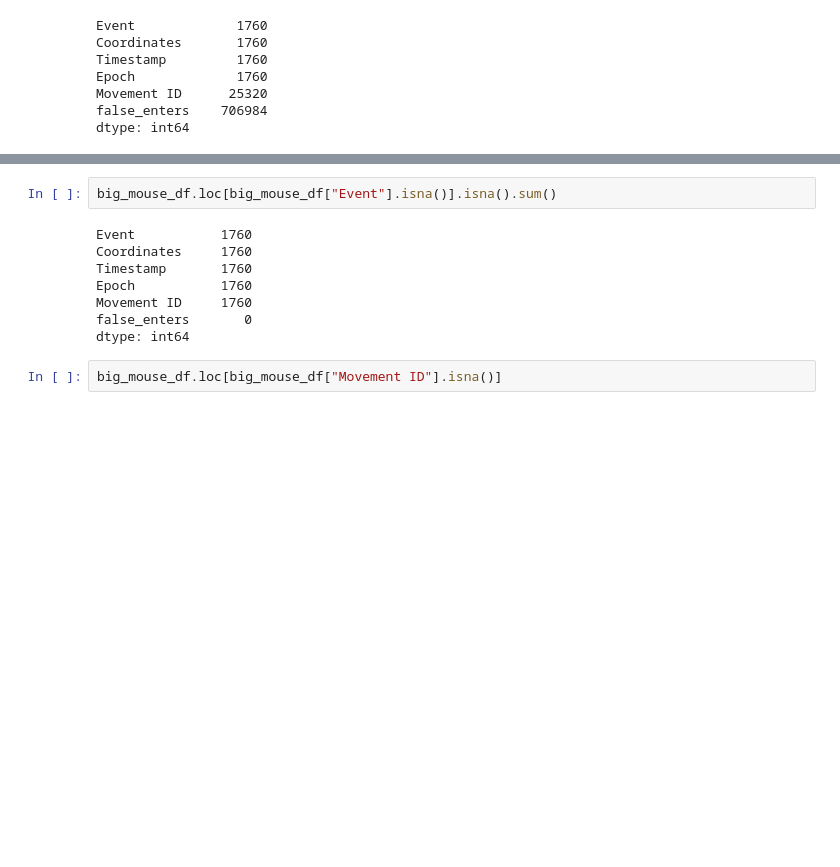
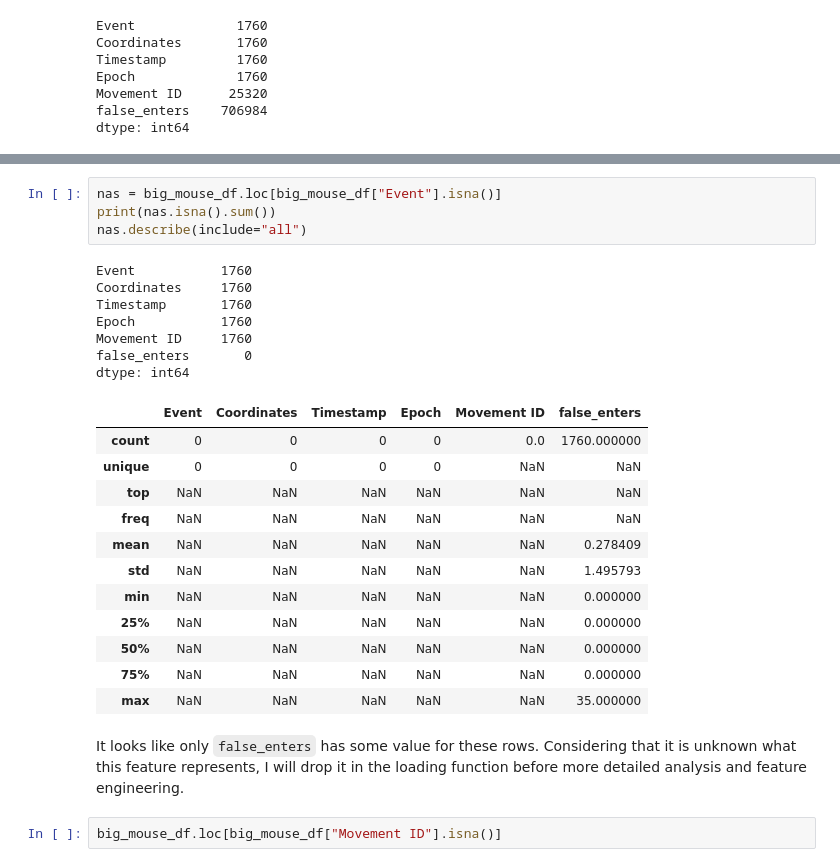
Before and after one commit to m-heldt/behavioral-ml, a Jupyter notebook: notebooks/eda.ipynb, the cells around one changed output, grey strips where cells are left out. Saved outputs shown, nothing was run; the diff lists cells and outputs as text; blank space fills up the shorter version.

```diff
--- a/notebooks/eda.ipynb
+++ b/notebooks/eda.ipynb
@@ -300,13 +355,29 @@ dtype: int64
 # %%
-big_mouse_df.loc[big_mouse_df["Event"].isna()].isna().sum()
+nas = big_mouse_df.loc[big_mouse_df["Event"].isna()]
+print(nas.isna().sum())
+nas.describe(include="all")
 # %% [output]
 Event           1760
 Coordinates     1760
 Timestamp       1760
 Epoch           1760
 Movement ID     1760
 false_enters       0
 dtype: int64
+|  | Event | Coordinates | Timestamp | Epoch | Movement ID | false_enters |
+| count | 0 | 0 | 0 | 0 | 0.0 | 1760.000000 |
+| unique | 0 | 0 | 0 | 0 | NaN | NaN |
+| top | NaN | NaN | NaN | NaN | NaN | NaN |
+| freq | NaN | NaN | NaN | NaN | NaN | NaN |
+| mean | NaN | NaN | NaN | NaN | NaN | 0.278409 |
+| std | NaN | NaN | NaN | NaN | NaN | 1.495793 |
+| min | NaN | NaN | NaN | NaN | NaN | 0.000000 |
+| 25% | NaN | NaN | NaN | NaN | NaN | 0.000000 |
+| 50% | NaN | NaN | NaN | NaN | NaN | 0.000000 |
+| 75% | NaN | NaN | NaN | NaN | NaN | 0.000000 |
+| max | NaN | NaN | NaN | NaN | NaN | 35.000000 |
+# %% [markdown]
+It looks like only `false_enters` has some value for these rows. Considering that it is unknown what this feature represents, I will drop it in the loading function before more detailed analysis and feature engineering.
 # %%
 big_mouse_df.loc[big_mouse_df["Movement ID"].isna()]
 # %% [output]
```
Also changed, not shown: parts of 18 cells of this notebook.
